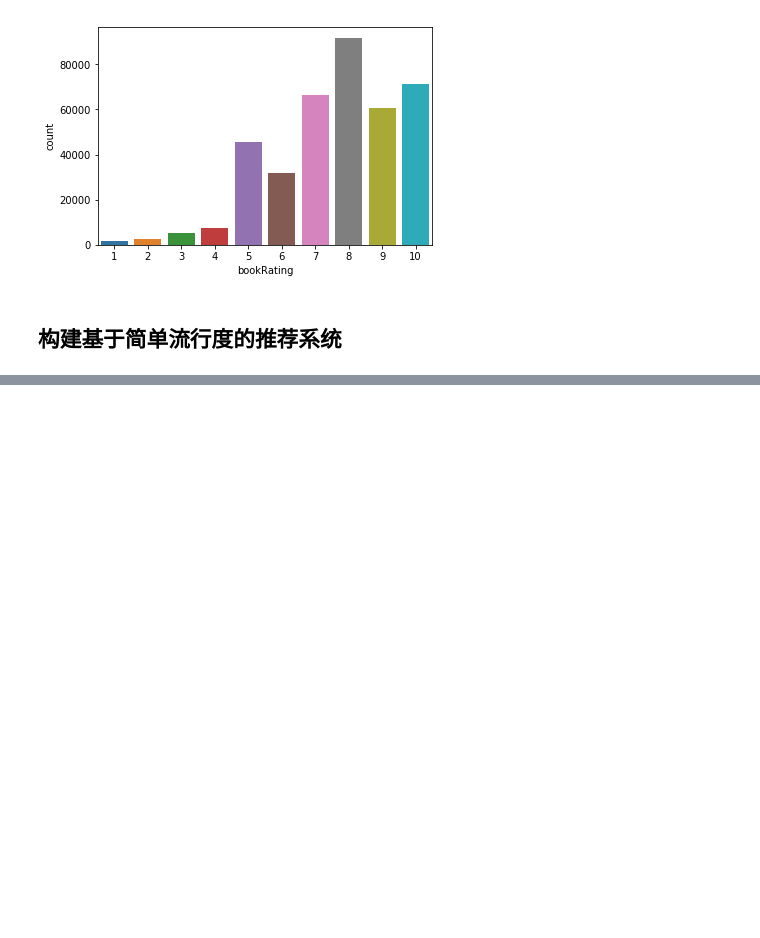
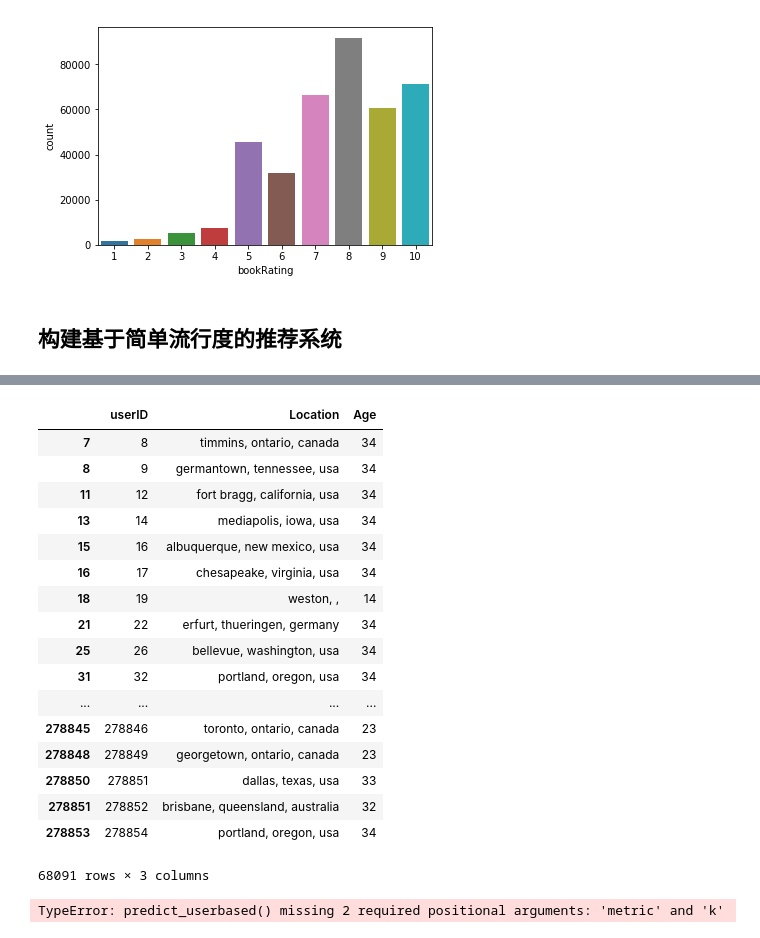
Before and after one commit to watchtree/bookRecommend, a Jupyter notebook: recommend.ipynb, the cells around one changed output, grey strips where cells are left out. Saved outputs shown, nothing was run; the diff lists cells and outputs as text; code cells hidden in the pictures; blank space fills up the shorter version.

```diff
--- a/recommend.ipynb
+++ b/recommend.ipynb
@@ -427,0 +469,3 @@ sns.countplot(data=ratings_explicit , x='bookRating')
+# %%
+users_exp_ratings = users[users.userID.isin(ratings_explicit.userID)]
+users_imp_ratings = users[users.userID.isin(ratings_implicit.userID)]
@@ -427,0 +615,21 @@ sns.countplot(data=ratings_explicit , x='bookRating')
+# %%
+users_exp_ratings
+# %% [output]
+|  | userID | Location | Age |
+| 7 | 8 | timmins, ontario, canada | 34 |
+| 8 | 9 | germantown, tennessee, usa | 34 |
+| 11 | 12 | fort bragg, california, usa | 34 |
+| 13 | 14 | mediapolis, iowa, usa | 34 |
+| 15 | 16 | albuquerque, new mexico, usa | 34 |
+| 16 | 17 | chesapeake, virginia, usa | 34 |
+| 18 | 19 | weston, , | 14 |
+| 21 | 22 | erfurt, thueringen, germany | 34 |
+| 25 | 26 | bellevue, washington, usa | 34 |
+| 31 | 32 | portland, oregon, usa | 34 |
+| ... | ... | ... | ... |
+| 278845 | 278846 | toronto, ontario, canada | 23 |
+| 278848 | 278849 | georgetown, ontario, canada | 23 |
+| 278850 | 278851 | dallas, texas, usa | 33 |
+| 278851 | 278852 | brisbane, queensland, australia | 32 |
+| 278853 | 278854 | portland, oregon, usa | 34 |
+68091 rows × 3 columns
@@ -427,0 +678,4 @@ sns.countplot(data=ratings_explicit , x='bookRating')
+# %%
+predict_userbased(11676,'0001056107',ratings_matrix)
+# %% [output]
+TypeError: predict_userbased() missing 2 required positional arguments: 'metric' and 'k'
```
Also changed, not shown: parts of 30 cells of this notebook, 2 other files.
